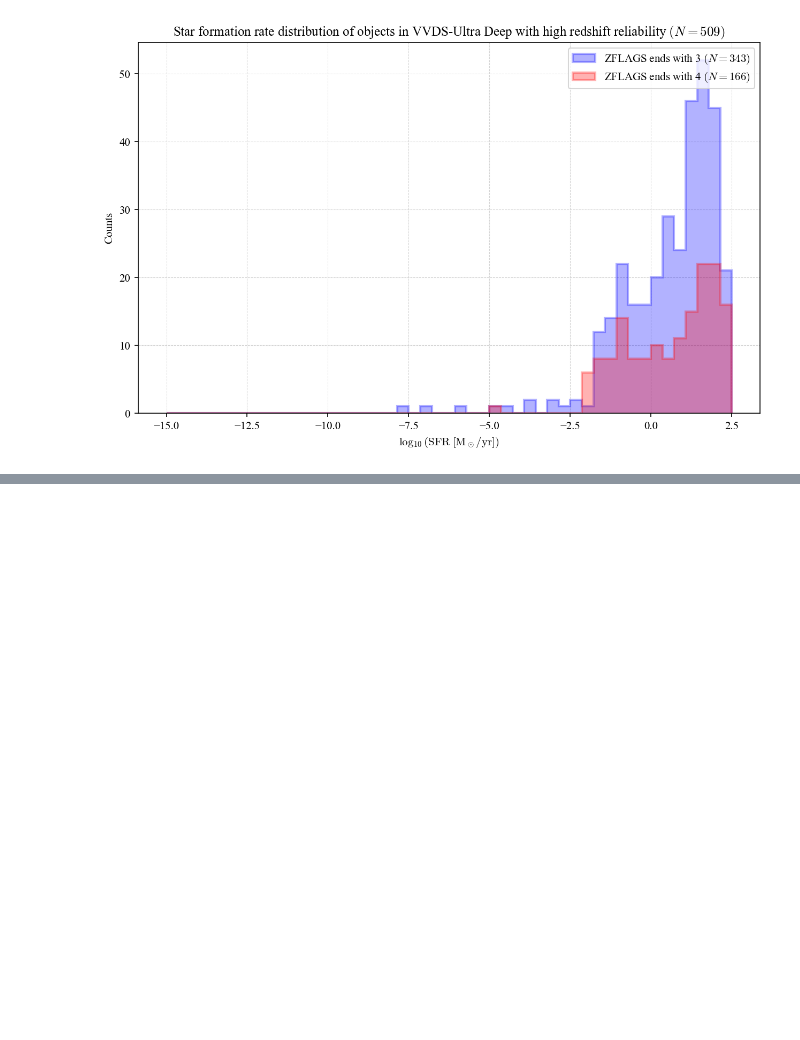
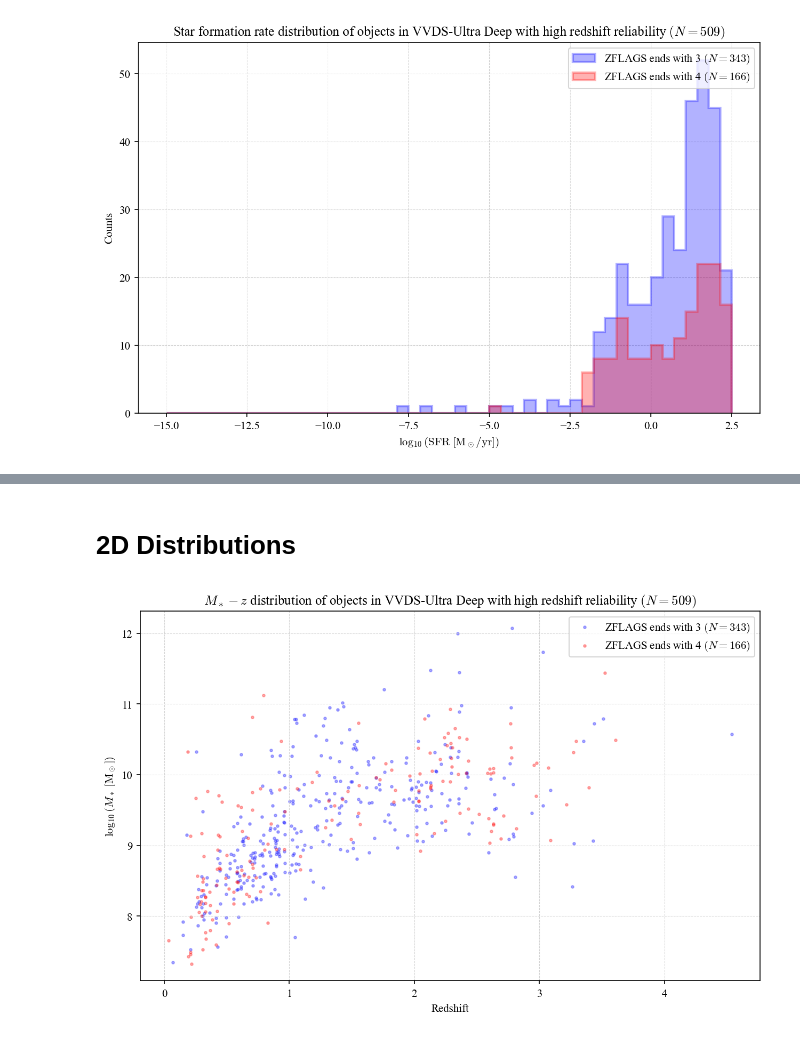
Before and after one commit to MrKhaetneth/Gas-Outflows-in-VVDS, a Jupyter notebook: data_analysis/population_distribution.ipynb, the cells around one changed output, grey strips where cells are left out. Drawn from its saved outputs; the diff is of its cells as text; code cells hidden in the pictures; blank space fills up the shorter version.

```diff
--- a/data_analysis/population_distribution.ipynb
+++ b/data_analysis/population_distribution.ipynb
@@ -125,0 +161,17 @@ plt.show()
+# %% [markdown]
+# 2D Distributions
+# %%
+scatter1 = {"color": "blue", "alpha": 0.3, "s": 5}
+scatter2 = {"color": "red", "alpha": 0.3, "s": 5}
+# %%
+plt.subplots(figsize = (10, 6))
+plt.scatter(df3["Z"], df3["stellar_mass"], label = r"ZFLAGS ends with 3 $(N=343)$", **scatter1)
+plt.scatter(df4["Z"], df4["stellar_mass"], label = r"ZFLAGS ends with 4 $(N=166)$", **scatter2)
+
+plt.legend(loc = "upper right")
+plt.xlabel("Redshift")
+plt.ylabel(r"$\log_{10}(M_*\;[\mathrm{M}_\odot])$")
+plt.title(r"$M_*-z$ distribution of objects in VVDS-Ultra Deep with high redshift reliability $(N=509)$")
+plt.show()
+# %% [output]
+[figure, added]
```
Also changed, not shown: parts of 6 cells of this notebook.
